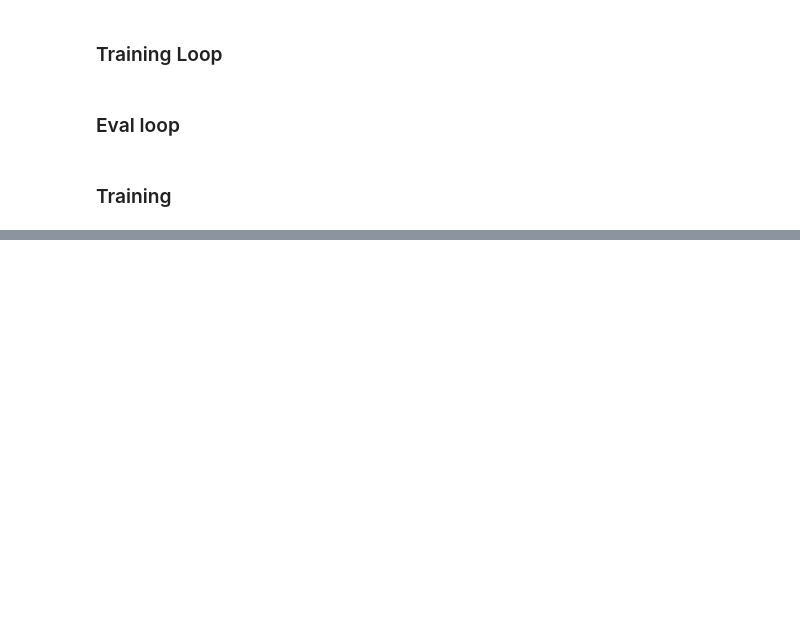
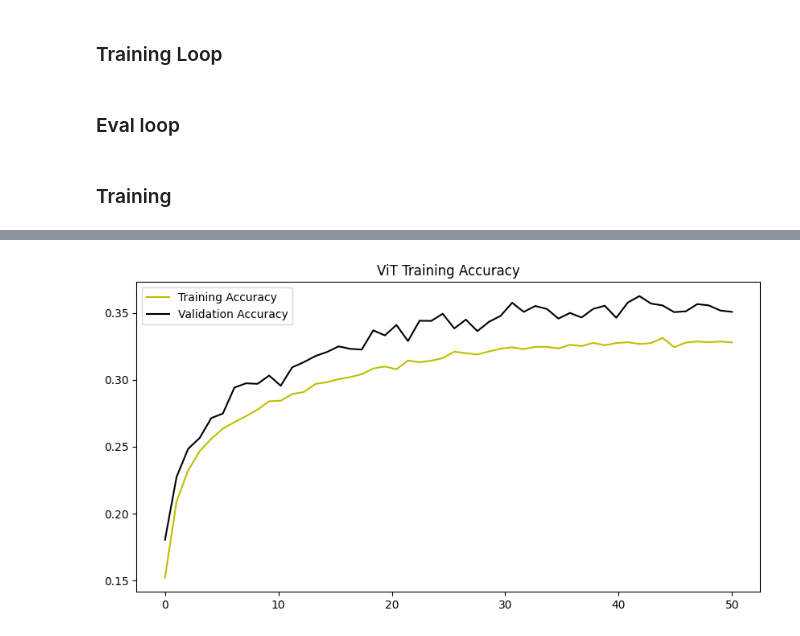
Before and after one commit to natek-1/Vision-Transformer-for-image-captioning, a Jupyter notebook: research/implementation.ipynb, the cells around one changed output, grey strips where cells are left out. Drawn from its saved outputs; the diff is of its cells as text; code cells hidden in the pictures; blank space fills up the shorter version.

```diff
--- a/research/implementation.ipynb
+++ b/research/implementation.ipynb
@@ -296,0 +320,11 @@ KeyboardInterrupt:
+# %%
+plt.figure(figsize = (10,5))
+train_x = np.linspace(0, num_epochs, len(train_accs))
+plt.plot(train_x, train_accs, c = "y")
+valid_x = np.linspace(0, num_epochs, len(val_accs))
+plt.plot(valid_x, val_accs, c='k')
+plt.title("ViT Training Accuracy")
+plt.legend(["Training Accuracy", "Validation Accuracy"])
+plt.show()
+# %% [output]
+[figure, added]
```
Also changed, not shown: parts of 8 cells of this notebook, 1 other file.
